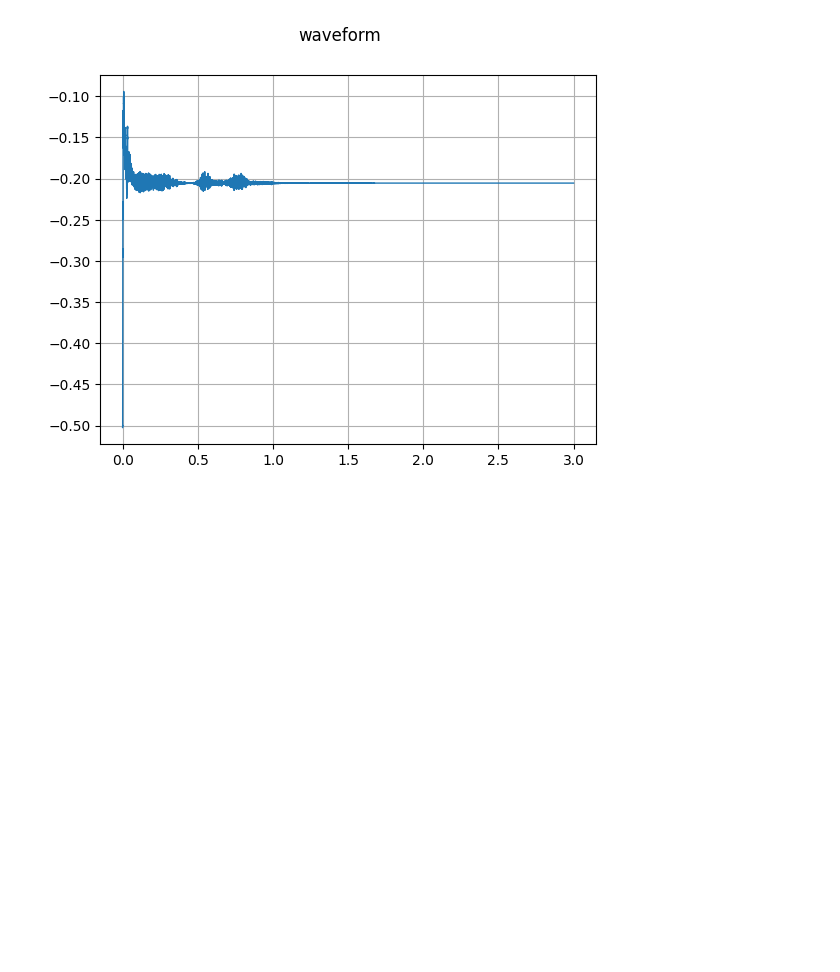
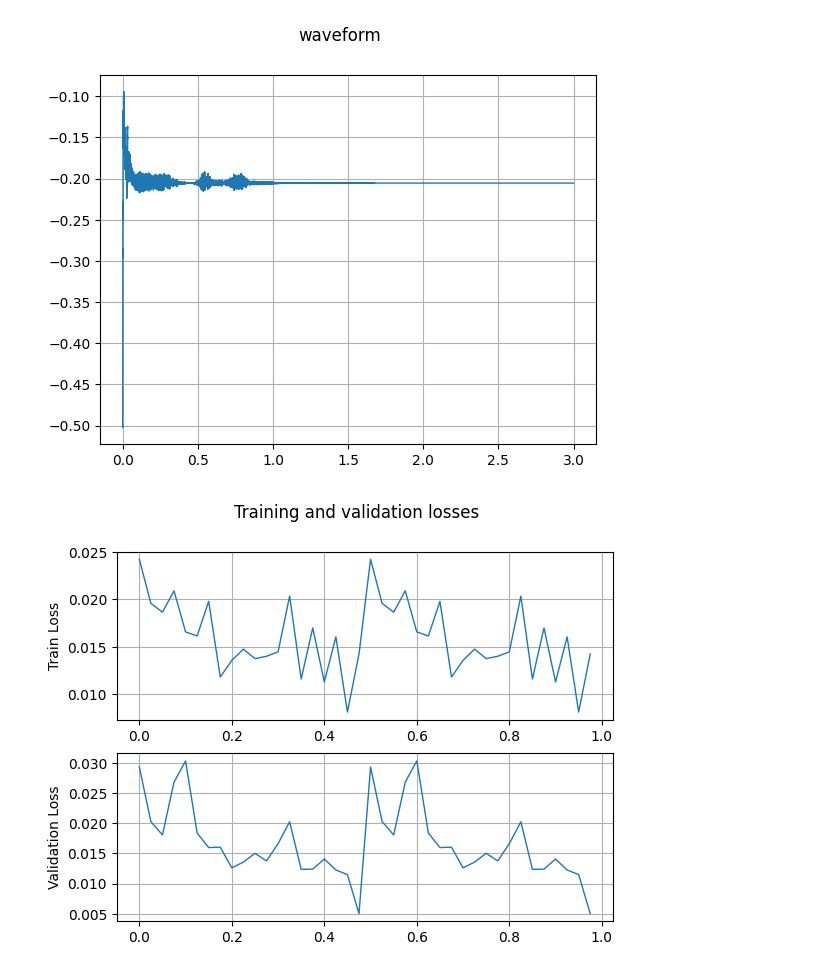
Before and after one commit to krischal111/audio-project, a Jupyter notebook: training-purposes.ipynb, the cells around one changed output. Saved outputs shown, nothing was run; the diff lists cells and outputs as text; code cells hidden in the pictures; blank space fills up the shorter version.

```diff
--- a/training-purposes.ipynb
+++ b/training-purposes.ipynb
@@ -196,7 +202,7 @@ model_trainer.save_model(my_model, "Limited-Net")
 Saved model to models/Limited-Net/model_state_dict.pth
 # %%
 reload(model_trainer)
-old_stats = model_trainer.retrieve_model(my_model, "models/Limited-Net")
+statistics = model_trainer.retrieve_model(my_model, "models/Limited-Net")
 print(old_stats)
 
 x = inp.to(device)
@@ -239,3 +245,13 @@ plt.figure(211)
 plt.imshow(image1)
 plt.figure(212)
 plt.imshow(image2)
+# %%
+mystat = statistics
+# %%
+reload(model_trainer)
+stat1 = mystat
+stat2 = mystat
+con_stat = model_trainer.concatenate_stats(stat1, stat2)
+plotting.plot_statistics(con_stat)
+# %% [output]
+[figure, added]
```
Also changed, not shown: parts of 10 cells of this notebook, 2 other files.
